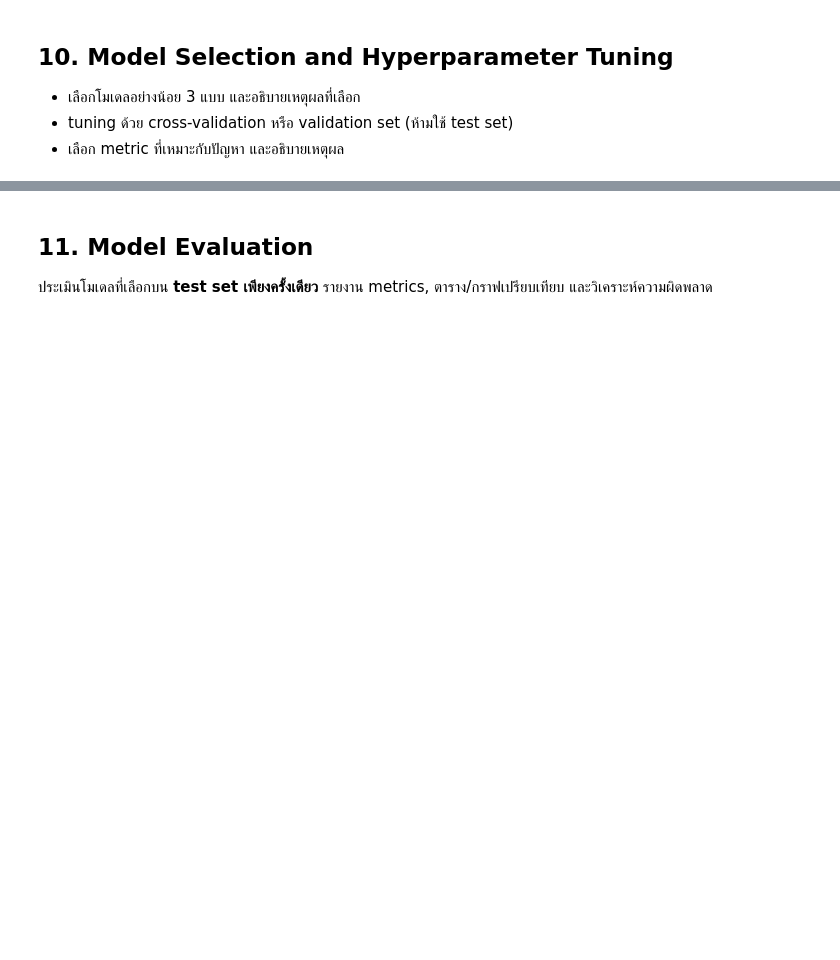
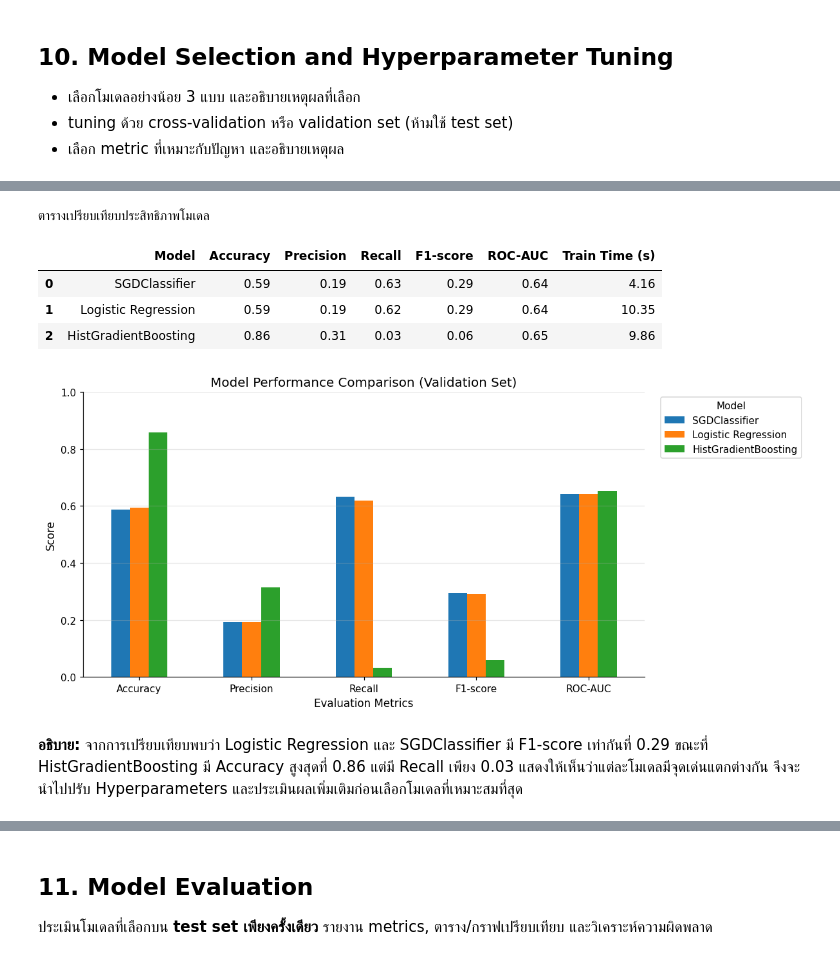
Before and after one commit to prapakronmu/project2_bigdata-G4, a Jupyter notebook: GROUP4_MiniProject_Part2_BigData_ML.ipynb, the cells around one changed output, grey strips where cells are left out. Saved outputs shown, nothing was run; the diff lists cells and outputs as text; code cells hidden in the pictures; blank space fills up the shorter version.

Commit message:
Model Evaluation, Model Justification และ Summary

```diff
--- a/GROUP4_MiniProject_Part2_BigData_ML.ipynb
+++ b/GROUP4_MiniProject_Part2_BigData_ML.ipynb
@@ -2089,14 +1900,0 @@ Validation และ Test จะไม่ถูกใช้ในการ fit
-# %%
-# 9.4 Fit Preprocessor จาก Train เท่านั้น
-
-preprocessor.fit(X_train)
-
-# ดูจำนวน features หลัง preprocessing
-feature_names = preprocessor.get_feature_names_out()
-
-print("Fit Preprocessing จาก Train สำเร็จ")
-print(f"จำนวน Feature ก่อน Preprocessing : {X_train.shape[1]:,}")
-print(f"จำนวน Feature หลัง Preprocessing : {len(feature_names):,}")
-
-print("\nตัวอย่าง Feature หลัง Preprocessing:")
-print(feature_names[:20])
@@ -3452,0 +2498,53 @@ display(
+# %%
+
+# 10.6 เปรียบเทียบประสิทธิภาพทั้ง 3 โมเดล
+
+import pandas as pd
+import matplotlib.pyplot as plt
+
+# รวมผลลัพธ์จากทั้ง 3 โมเดล
+comparison_results = pd.concat([
+    lr_results,
+    sgd_results,
+    hgb_results
+], ignore_index=True)
+
+# เรียงตาม F1-score
+comparison_results = comparison_results.sort_values(
+    by="F1-score",
+    ascending=False
+).reset_index(drop=True)
+
+print("ตารางเปรียบเทียบประสิทธิภาพโมเดล")
+display(comparison_results.round(4))
+
+# สร้างกราฟเปรียบเทียบ
+metrics = [
+    "Accuracy", "Precision", "Recall",
+    "F1-score", "ROC-AUC"
+]
+
+ax = comparison_results.set_index("Model")[metrics].T.plot(
+    kind="bar",
+    figsize=(11, 5),
+    rot=0
+)
+
+plt.title("Model Performance Comparison (Validation Set)")
+plt.xlabel("Evaluation Metrics")
+plt.ylabel("Score")
+plt.ylim(0, 1)
+plt.legend(title="Model", bbox_to_anchor=(1.02, 1),
+           loc="upper left")
+plt.grid(axis="y", alpha=0.3)
+plt.tight_layout()
+plt.show()
+# %% [output]
+ตารางเปรียบเทียบประสิทธิภาพโมเดล
+|  | Model | Accuracy | Precision | Recall | F1-score | ROC-AUC | Train Time (s) |
+| 0 | SGDClassifier | 0.59 | 0.19 | 0.63 | 0.29 | 0.64 | 4.16 |
+| 1 | Logistic Regression | 0.59 | 0.19 | 0.62 | 0.29 | 0.64 | 10.35 |
+| 2 | HistGradientBoosting | 0.86 | 0.31 | 0.03 | 0.06 | 0.65 | 9.86 |
+[figure, added]
+# %% [markdown]
+**อธิบาย:** จากการเปรียบเทียบพบว่า Logistic Regression และ SGDClassifier มี F1-score เท่ากันที่ 0.29 ขณะที่ HistGradientBoosting มี Accuracy สูงสุดที่ 0.86 แต่มี Recall เพียง 0.03 แสดงให้เห็นว่าแต่ละโมเดลมีจุดเด่นแตกต่างกัน จึงจะนำไปปรับ Hyperparameters และประเมินผลเพิ่มเติมก่อนเลือกโมเดลที่เหมาะสมที่สุด
```
Also changed, not shown: parts of 113 cells of this notebook.
